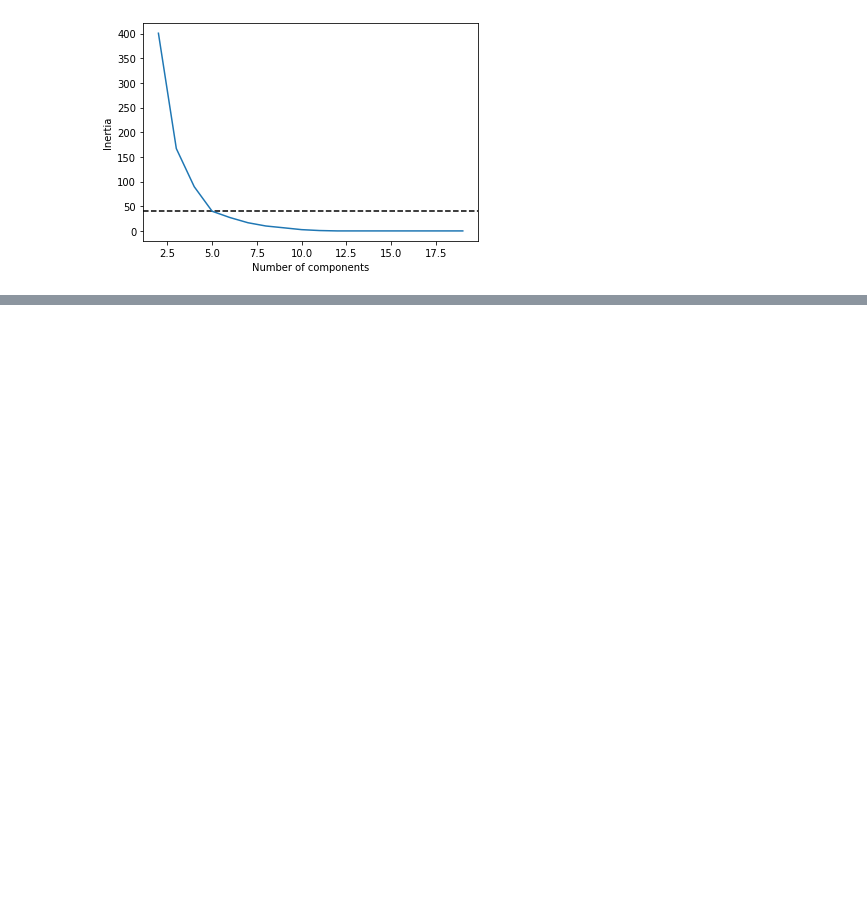
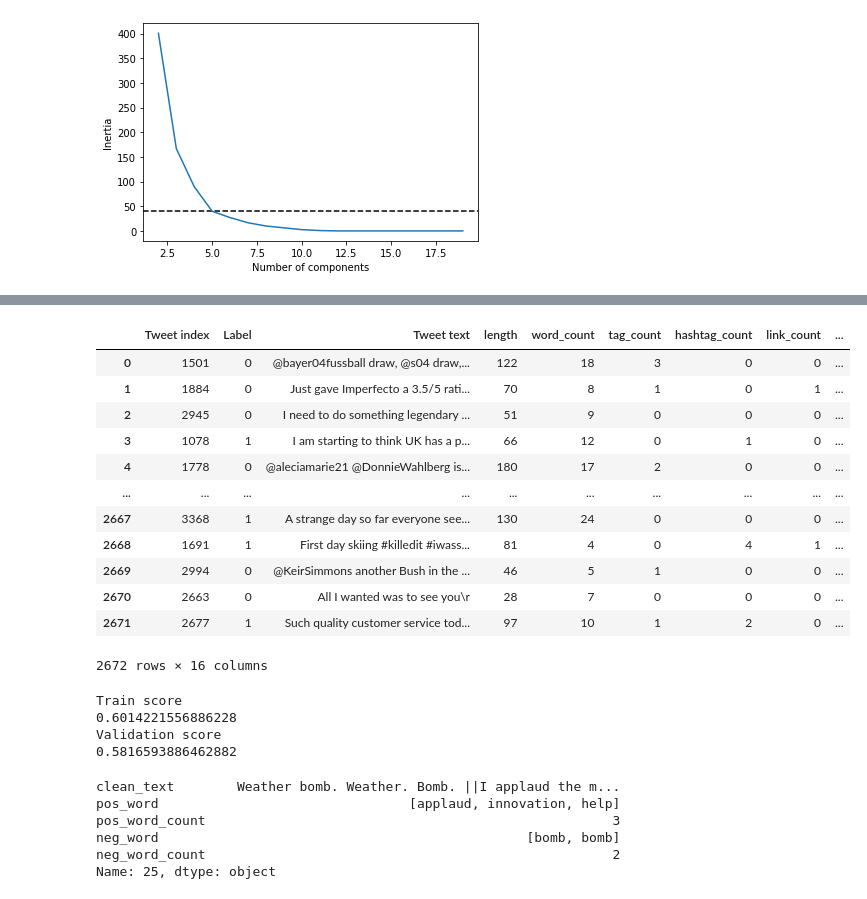
Before and after one commit to zvonimir-rezo/APT-project, a Jupyter notebook: preprocessing.ipynb, the cells around one changed output, grey strips where cells are left out. Drawn from its saved outputs; the diff is of its cells as text; code cells hidden in the pictures; blank space fills up the shorter version.

```diff
--- a/preprocessing.ipynb
+++ b/preprocessing.ipynb
@@ -290,0 +465,23 @@ plt.show()
+# %%
+neg_words_train, neg_word_count_train, pos_words_train, pos_word_count_train = pos_neg_words(df_train, 0.2)
+neg_words_val, neg_word_count_val, pos_words_val, pos_word_count_val = pos_neg_words(df_validation, 0.2)
+# %%
+df_train['neg_word_count'] = neg_word_count_train
+df_train['neg_word'] = neg_words_train
+df_train['pos_word_count'] = pos_word_count_train
+df_train['pos_word'] = pos_words_train
+df_train
+# %% [output]
+|  | Tweet index | Label | Tweet text | length | word_count | tag_count | hashtag_count | link_count | ... |
+| 0 | 1501 | 0 | @bayer04fussball draw, @s04 draw,... | 122 | 18 | 3 | 0 | 0 | ... |
+| 1 | 1884 | 0 | Just gave Imperfecto a 3.5/5 rati... | 70 | 8 | 1 | 0 | 1 | ... |
+| 2 | 2945 | 0 | I need to do something legendary ... | 51 | 9 | 0 | 0 | 0 | ... |
+| 3 | 1078 | 1 | I am starting to think UK has a p... | 66 | 12 | 0 | 1 | 0 | ... |
+| 4 | 1778 | 0 | @aleciamarie21 @DonnieWahlberg is... | 180 | 17 | 2 | 0 | 0 | ... |
+| ... | ... | ... | ... | ... | ... | ... | ... | ... | ... |
+| 2667 | 3368 | 1 | A strange day so far everyone see... | 130 | 24 | 0 | 0 | 0 | ... |
+| 2668 | 1691 | 1 | First day skiing #killedit #iwass... | 81 | 4 | 0 | 4 | 1 | ... |
+| 2669 | 2994 | 0 | @KeirSimmons another Bush in the ... | 46 | 5 | 1 | 0 | 0 | ... |
+| 2670 | 2663 | 0 | All I wanted was to see you\r | 28 | 7 | 0 | 0 | 0 | ... |
+| 2671 | 2677 | 1 | Such quality customer service tod... | 97 | 10 | 1 | 2 | 0 | ... |
+2672 rows × 16 columns
@@ -290,0 +493,26 @@ plt.show()
+# %%
+from sklearn.linear_model import LogisticRegression
+X_ = df_train[['neg_word_count', 'pos_word_count']]
+y_ = df_train['Label']
+clf = LogisticRegression(random_state=0).fit(X_, y_)
+print('Train score')
+print(clf.score(X_, y_))
+print('Validation score')
+X_val = df_validation[['neg_word_count', 'pos_word_count']]
+y_val = df_validation['Label']
+print(clf.score(X_val, y_val))
+# %% [output]
+Train score
+0.6014221556886228
+Validation score
+0.5816593886462882
+# %%
+## Pos and neg words within 4 words
+df_train[['clean_text', 'pos_word', 'pos_word_count', 'neg_word', 'neg_word_count']].iloc[25]
+# %% [output]
+clean_text        Weather bomb. Weather. Bomb. ||I applaud the m...
+pos_word                                [applaud, innovation, help]
+pos_word_count                                                    3
+neg_word                                               [bomb, bomb]
+neg_word_count                                                    2
+Name: 25, dtype: object
```
Also changed, not shown: parts of 22 cells of this notebook.
